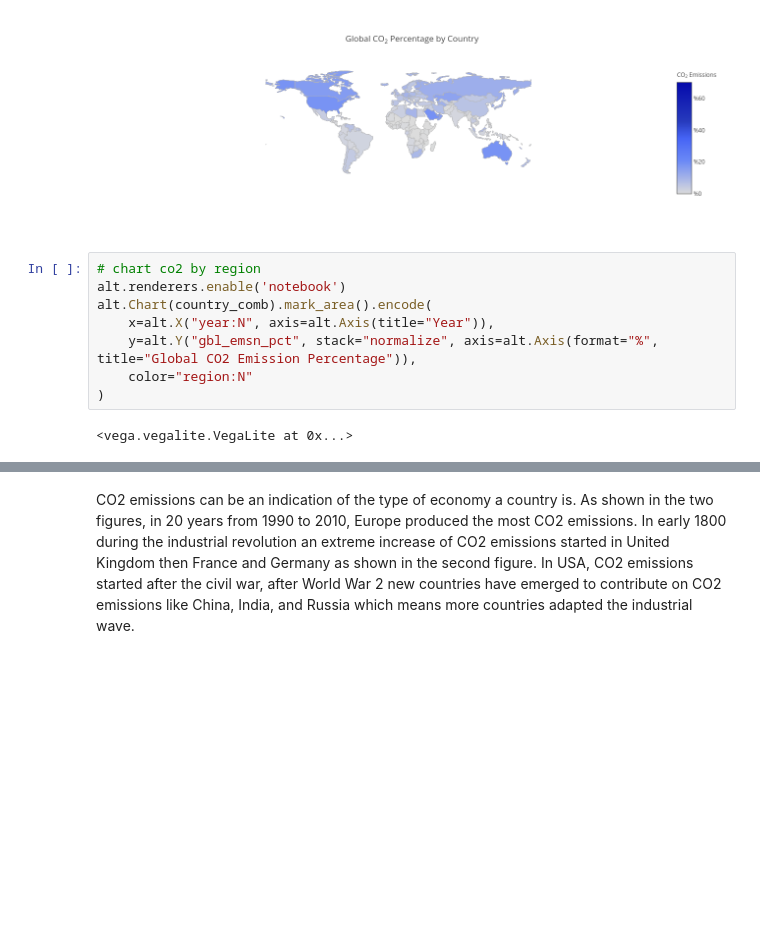
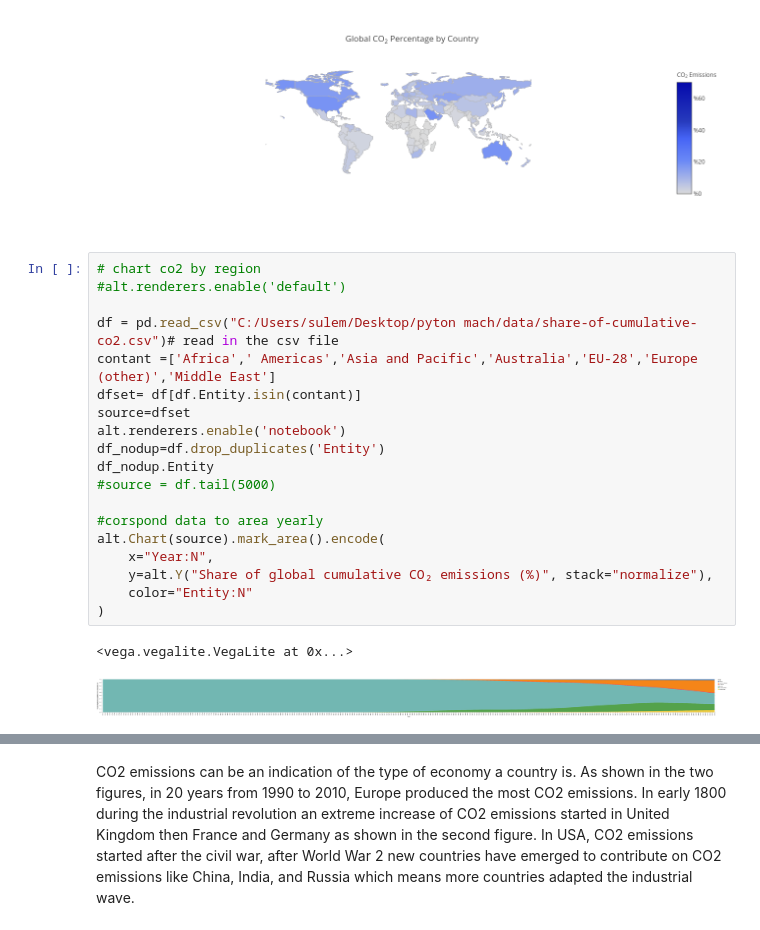
Before and after one commit to wiggs555/cse7324project, a Jupyter notebook: Project1/Project1_final.ipynb, the cells around one changed output, grey strips where cells are left out. Saved outputs shown, nothing was run; the diff lists cells and outputs as text; blank space fills up the shorter version.

```diff
--- a/Project1/Project1_final.ipynb
+++ b/Project1/Project1_final.ipynb
@@ -251,13 +251,25 @@ fig = dict( data=data, layout=layout )
 iplot( fig, validate=False, filename='d3-world-map' )
 # %% [output]
 [figure]
-# %%
-# chart co2 by region
-alt.renderers.enable('notebook')
-alt.Chart(country_comb).mark_area().encode(
-    x=alt.X("year:N", axis=alt.Axis(title="Year")),
-    y=alt.Y("gbl_emsn_pct", stack="normalize", axis=alt.Axis(format="%", title="Global CO2 Emission Percentage")),
-    color="region:N"
-)
-# %% [output]
-<vega.vegalite.VegaLite at 0x...>
+# %%
+# chart co2 by region
+#alt.renderers.enable('default')
+
+df = pd.read_csv("C:/Users/sulem/Desktop/pyton mach/data/share-of-cumulative-co2.csv")# read in the csv file
+contant =['Africa',' Americas','Asia and Pacific','Australia','EU-28','Europe (other)','Middle East']
+dfset= df[df.Entity.isin(contant)]
+source=dfset
+alt.renderers.enable('notebook')
+df_nodup=df.drop_duplicates('Entity')
+df_nodup.Entity
+#source = df.tail(5000)
+
+#corspond data to area yearly
+alt.Chart(source).mark_area().encode(
+    x="Year:N",
+    y=alt.Y("Share of global cumulative CO₂ emissions (%)", stack="normalize"),
+    color="Entity:N"
+)
+# %% [output]
+<vega.vegalite.VegaLite at 0x...>
+[figure, added]
```
Also changed, not shown: parts of 5 cells of this notebook.
